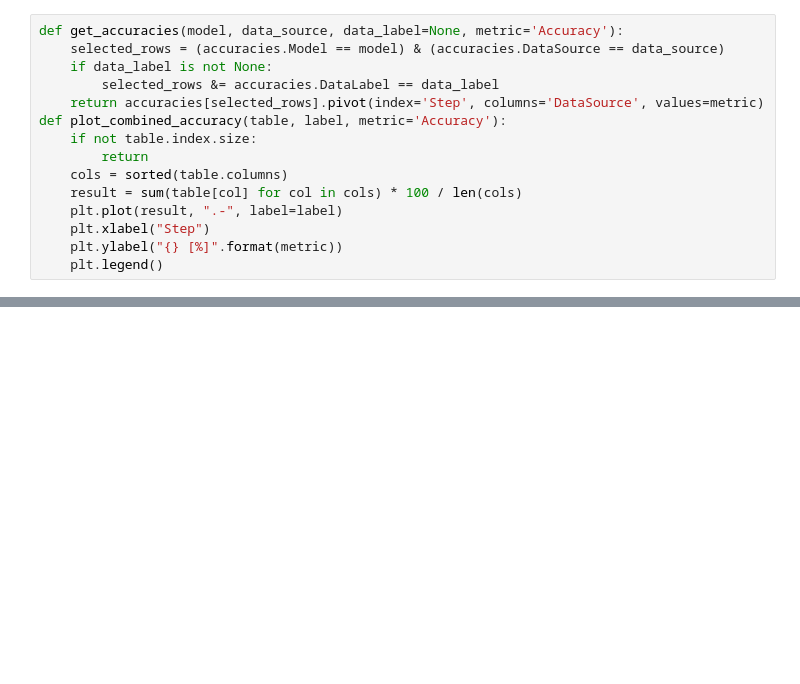
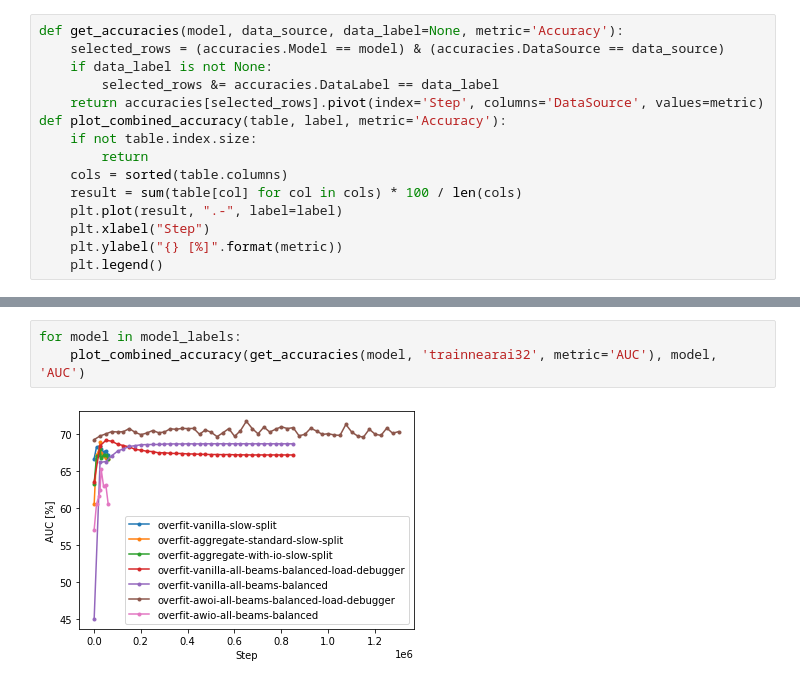
Before and after one commit to kavigupta/program_synthesis, a Jupyter notebook: notebooks/overfit-model-results.ipynb, the cells around one changed output, grey strips where cells are left out. Cells and saved outputs as stored; diff of their text form; blank space fills up the shorter version.

```diff
--- a/notebooks/overfit-model-results.ipynb
+++ b/notebooks/overfit-model-results.ipynb
@@ -122,0 +127,5 @@ for model in model_labels:
+# %%
+for model in model_labels:
+    plot_combined_accuracy(get_accuracies(model, 'trainnearai32', metric='AUC'), model, 'AUC')
+# %% [output]
+[figure, added]
```
Also changed, not shown: parts of 9 cells of this notebook, 1 other file.
